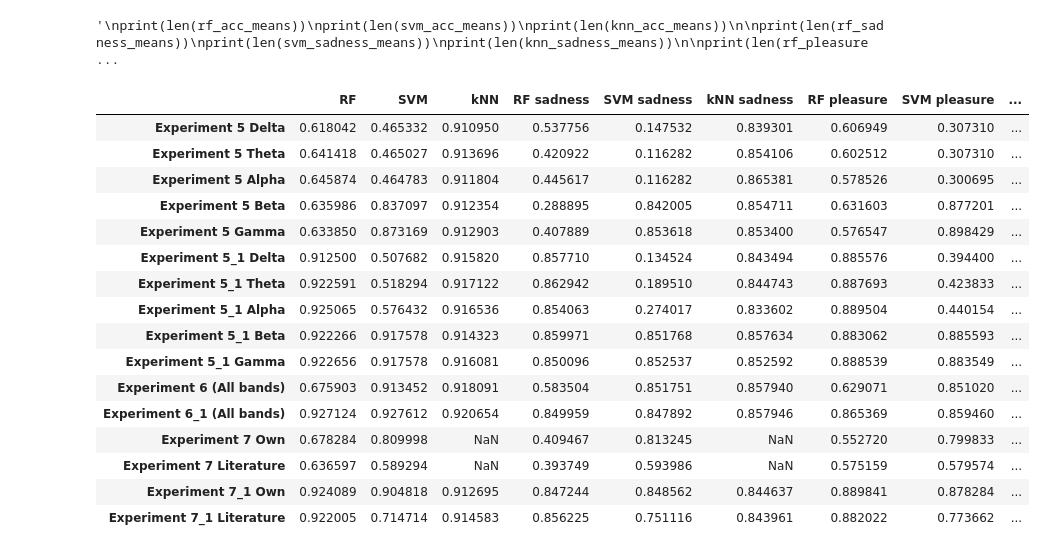
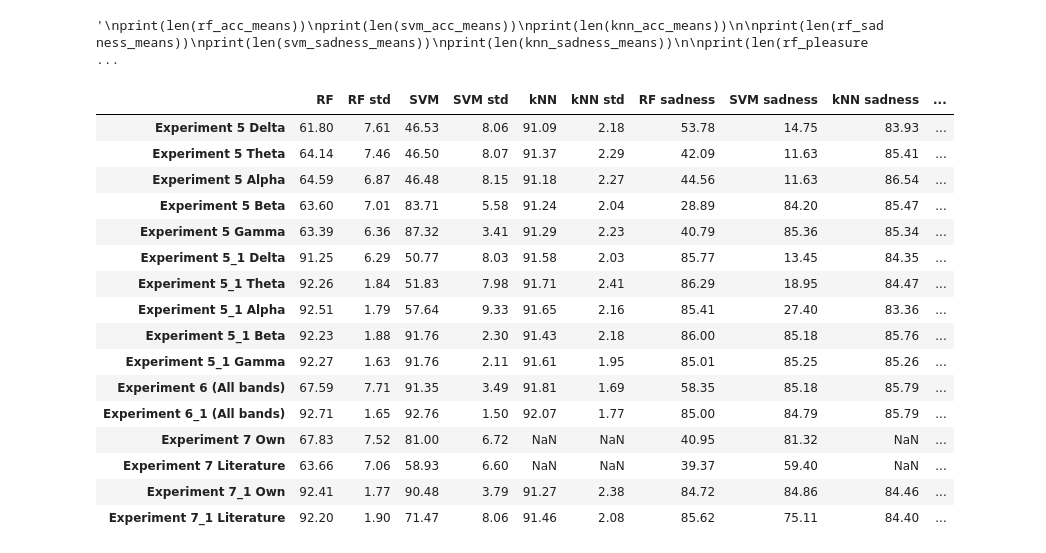
Before and after one commit to imjaimeortiz/TFG_BCI_Emotions_tests, a Jupyter notebook: quadruple_summary.ipynb, the cells around one changed output. Cells and saved outputs as stored; diff of their text form; code cells hidden in the pictures.

```diff
--- a/quadruple_summary.ipynb
+++ b/quadruple_summary.ipynb
@@ -15,17 +15,21 @@ rf_acc_means = []
 svm_acc_means = []
 knn_acc_means = []
 
+rf_acc_std = []
+svm_acc_std = []
+knn_acc_std = []
+
 rf_sadness_means = []
+rf_anger_means = []
 rf_pleasure_means = []
-rf_anger_means = []
 rf_joy_means = []
 svm_sadness_means = []
+svm_anger_means = []
 svm_pleasure_means = []
-svm_anger_means = []
 svm_joy_means = []
 knn_sadness_means = []
+knn_anger_means = []
 knn_pleasure_means = []
-knn_anger_means = []
 knn_joy_means = []
 # %%
 exp5_df
@@ -1186,6 +1264,14 @@ rf_acc_means.append(rf_mean_6)
 svm_acc_means.append(svm_mean_6)
 knn_acc_means.append(knn_mean_6)
 
+rf_std = np.std(rf_acc_arr_6)
+svm_std = np.std(svm_acc_arr_6)
+knn_std = np.std(knn_acc_arr_6)
+
+rf_acc_std.append(rf_std)
+svm_acc_std.append(svm_std)
+knn_acc_std.append(knn_std)
+
 rf_sadness_mean6 = statistics.mean(rf_sadness_arr_6)
 print("RF mean: ", rf_sadness_mean6)
 svm_sadness_mean6 = statistics.mean(svm_sadness_arr_6)
@@ -1196,6 +1282,17 @@ print("kNN mean: ", knn_sadness_mean6)
 rf_sadness_means.append(rf_sadness_mean6)
 svm_sadness_means.append(svm_sadness_mean6)
 knn_sadness_means.append(knn_sadness_mean6)
+
+rf_anger_mean6 = statistics.mean(rf_anger_arr_6)
+print("RF mean: ", rf_anger_mean6)
+svm_anger_mean6 = statistics.mean(svm_anger_arr_6)
+print("SVM mean: ", svm_anger_mean6)
+knn_anger_mean6 = statistics.mean(knn_anger_arr_6)
+print("kNN mean: ", knn_anger_mean6)
+
+rf_anger_means.append(rf_anger_mean6)
+svm_anger_means.append(svm_anger_mean6)
+knn_anger_means.append(knn_anger_mean6)
 
 rf_pleasure_mean6 = statistics.mean(rf_pleasure_arr_6)
 print("RF mean: ", rf_pleasure_mean6)
@@ -1208,17 +1305,6 @@ rf_pleasure_means.append(rf_pleasure_mean6)
 svm_pleasure_means.append(svm_pleasure_mean6)
 knn_pleasure_means.append(knn_pleasure_mean6)
 
-rf_anger_mean6 = statistics.mean(rf_anger_arr_6)
-print("RF mean: ", rf_anger_mean6)
-svm_anger_mean6 = statistics.mean(svm_anger_arr_6)
-print("SVM mean: ", svm_anger_mean6)
-knn_anger_mean6 = statistics.mean(knn_anger_arr_6)
-print("kNN mean: ", knn_anger_mean6)
-
-rf_anger_means.append(rf_anger_mean6)
-svm_anger_means.append(svm_anger_mean6)
-knn_anger_means.append(knn_anger_mean6)
-
 rf_joy_mean6 = statistics.mean(rf_joy_arr_6)
 print("RF mean: ", rf_joy_mean6)
 svm_joy_mean6 = statistics.mean(svm_joy_arr_6)
@@ -1681,25 +1793,25 @@ print(len(knn_joy_means))
 # %% [output]
 '\nprint(len(rf_acc_means))\nprint(len(svm_acc_means))\nprint(len(knn_acc_means))\n\nprint(len(rf_sadness_means))\nprint(len(svm_sadness_means))\nprint(len(knn_sadness_means))\n\nprint(len(rf_pleasure ...
 # %%
-data = {'RF': rf_acc_means, 'SVM': svm_acc_means, 'kNN': knn_acc_means, 'RF sadness': rf_sadness_means, 'SVM sadness': svm_sadness_means, 'kNN sadness': knn_sadness_means,  'RF pleasure': rf_pleasure_means, 'SVM pleasure': svm_pleasure_means, 'kNN pleasure': knn_pleasure_means, 'RF anger': rf_anger_means, 'SVM anger': svm_anger_means, 'kNN anger': knn_anger_means,  'RF joy': rf_joy_means, 'SVM joy': svm_joy_means, 'kNN joy': knn_joy_means}
+data = {'RF': rf_acc_means, 'RF std': rf_acc_std, 'SVM': svm_acc_means, 'SVM std': svm_acc_std, 'kNN': knn_acc_means, 'kNN std': knn_acc_std, 'RF sadness': rf_sadness_means, 'SVM sadness': svm_sadness_means, 'kNN sadness': knn_sadness_means,  'RF anger': rf_anger_means, 'SVM anger': svm_anger_means, 'kNN anger': knn_anger_means, 'RF pleasure': rf_pleasure_means, 'SVM pleasure': svm_pleasure_means, 'kNN pleasure': knn_pleasure_means,  'RF joy': rf_joy_means, 'SVM joy': svm_joy_means, 'kNN joy': knn_joy_means}
 df = pd.DataFrame(data)
 df.index = ['Experiment 5 Delta', 'Experiment 5 Theta', 'Experiment 5 Alpha', 'Experiment 5 Beta', 'Experiment 5 Gamma', 'Experiment 5_1 Delta', 'Experiment 5_1 Theta', 'Experiment 5_1 Alpha', 'Experiment 5_1 Beta', 'Experiment 5_1 Gamma', 'Experiment 6 (All bands)', 'Experiment 6_1 (All bands)', 'Experiment 7 Own', 'Experiment 7 Literature', 'Experiment 7_1 Own', 'Experiment 7_1 Literature']
-df
+np.round(df*100, decimals= 2)
 # %% [output]
-|  | RF | SVM | kNN | RF sadness | SVM sadness | kNN sadness | RF pleasure | SVM pleasure | ... |
-| Experiment 5 Delta | 0.618042 | 0.465332 | 0.910950 | 0.537756 | 0.147532 | 0.839301 | 0.606949 | 0.307310 | ... |
-| Experiment 5 Theta | 0.641418 | 0.465027 | 0.913696 | 0.420922 | 0.116282 | 0.854106 | 0.602512 | 0.307310 | ... |
-| Experiment 5 Alpha | 0.645874 | 0.464783 | 0.911804 | 0.445617 | 0.116282 | 0.865381 | 0.578526 | 0.300695 | ... |
-| Experiment 5 Beta | 0.635986 | 0.837097 | 0.912354 | 0.288895 | 0.842005 | 0.854711 | 0.631603 | 0.877201 | ... |
-| Experiment 5 Gamma | 0.633850 | 0.873169 | 0.912903 | 0.407889 | 0.853618 | 0.853400 | 0.576547 | 0.898429 | ... |
-| Experiment 5_1 Delta | 0.912500 | 0.507682 | 0.915820 | 0.857710 | 0.134524 | 0.843494 | 0.885576 | 0.394400 | ... |
-| Experiment 5_1 Theta | 0.922591 | 0.518294 | 0.917122 | 0.862942 | 0.189510 | 0.844743 | 0.887693 | 0.423833 | ... |
-| Experiment 5_1 Alpha | 0.925065 | 0.576432 | 0.916536 | 0.854063 | 0.274017 | 0.833602 | 0.889504 | 0.440154 | ... |
-| Experiment 5_1 Beta | 0.922266 | 0.917578 | 0.914323 | 0.859971 | 0.851768 | 0.857634 | 0.883062 | 0.885593 | ... |
-| Experiment 5_1 Gamma | 0.922656 | 0.917578 | 0.916081 | 0.850096 | 0.852537 | 0.852592 | 0.888539 | 0.883549 | ... |
-| Experiment 6 (All bands) | 0.675903 | 0.913452 | 0.918091 | 0.583504 | 0.851751 | 0.857940 | 0.629071 | 0.851020 | ... |
-| Experiment 6_1 (All bands) | 0.927124 | 0.927612 | 0.920654 | 0.849959 | 0.847892 | 0.857946 | 0.865369 | 0.859460 | ... |
-| Experiment 7 Own | 0.678284 | 0.809998 | NaN | 0.409467 | 0.813245 | NaN | 0.552720 | 0.799833 | ... |
-| Experiment 7 Literature | 0.636597 | 0.589294 | NaN | 0.393749 | 0.593986 | NaN | 0.575159 | 0.579574 | ... |
-| Experiment 7_1 Own | 0.924089 | 0.904818 | 0.912695 | 0.847244 | 0.848562 | 0.844637 | 0.889841 | 0.878284 | ... |
-| Experiment 7_1 Literature | 0.922005 | 0.714714 | 0.914583 | 0.856225 | 0.751116 | 0.843961 | 0.882022 | 0.773662 | ... |
+|  | RF | RF std | SVM | SVM std | kNN | kNN std | RF sadness | SVM sadness | kNN sadness | ... |
+| Experiment 5 Delta | 61.80 | 7.61 | 46.53 | 8.06 | 91.09 | 2.18 | 53.78 | 14.75 | 83.93 | ... |
+| Experiment 5 Theta | 64.14 | 7.46 | 46.50 | 8.07 | 91.37 | 2.29 | 42.09 | 11.63 | 85.41 | ... |
+| Experiment 5 Alpha | 64.59 | 6.87 | 46.48 | 8.15 | 91.18 | 2.27 | 44.56 | 11.63 | 86.54 | ... |
+| Experiment 5 Beta | 63.60 | 7.01 | 83.71 | 5.58 | 91.24 | 2.04 | 28.89 | 84.20 | 85.47 | ... |
+| Experiment 5 Gamma | 63.39 | 6.36 | 87.32 | 3.41 | 91.29 | 2.23 | 40.79 | 85.36 | 85.34 | ... |
+| Experiment 5_1 Delta | 91.25 | 6.29 | 50.77 | 8.03 | 91.58 | 2.03 | 85.77 | 13.45 | 84.35 | ... |
+| Experiment 5_1 Theta | 92.26 | 1.84 | 51.83 | 7.98 | 91.71 | 2.41 | 86.29 | 18.95 | 84.47 | ... |
+| Experiment 5_1 Alpha | 92.51 | 1.79 | 57.64 | 9.33 | 91.65 | 2.16 | 85.41 | 27.40 | 83.36 | ... |
+| Experiment 5_1 Beta | 92.23 | 1.88 | 91.76 | 2.30 | 91.43 | 2.18 | 86.00 | 85.18 | 85.76 | ... |
+| Experiment 5_1 Gamma | 92.27 | 1.63 | 91.76 | 2.11 | 91.61 | 1.95 | 85.01 | 85.25 | 85.26 | ... |
+| Experiment 6 (All bands) | 67.59 | 7.71 | 91.35 | 3.49 | 91.81 | 1.69 | 58.35 | 85.18 | 85.79 | ... |
+| Experiment 6_1 (All bands) | 92.71 | 1.65 | 92.76 | 1.50 | 92.07 | 1.77 | 85.00 | 84.79 | 85.79 | ... |
+| Experiment 7 Own | 67.83 | 7.52 | 81.00 | 6.72 | NaN | NaN | 40.95 | 81.32 | NaN | ... |
+| Experiment 7 Literature | 63.66 | 7.06 | 58.93 | 6.60 | NaN | NaN | 39.37 | 59.40 | NaN | ... |
+| Experiment 7_1 Own | 92.41 | 1.77 | 90.48 | 3.79 | 91.27 | 2.38 | 84.72 | 84.86 | 84.46 | ... |
+| Experiment 7_1 Literature | 92.20 | 1.90 | 71.47 | 8.06 | 91.46 | 2.08 | 85.62 | 75.11 | 84.40 | ... |
```
Also changed, not shown: parts of 10 cells of this notebook, 5 other files.
